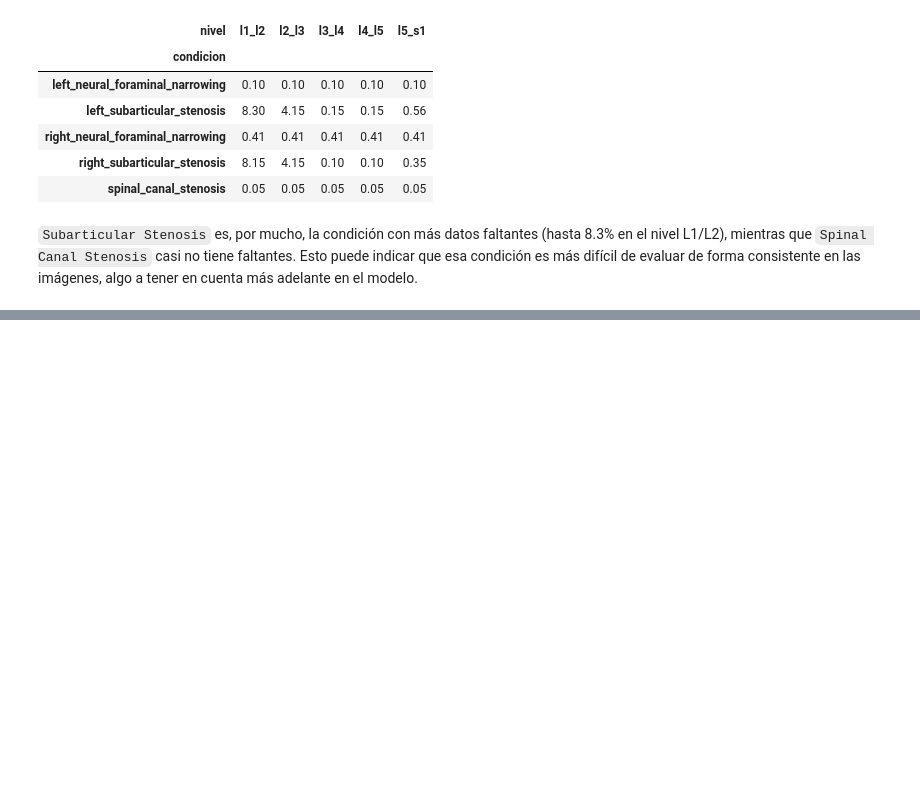
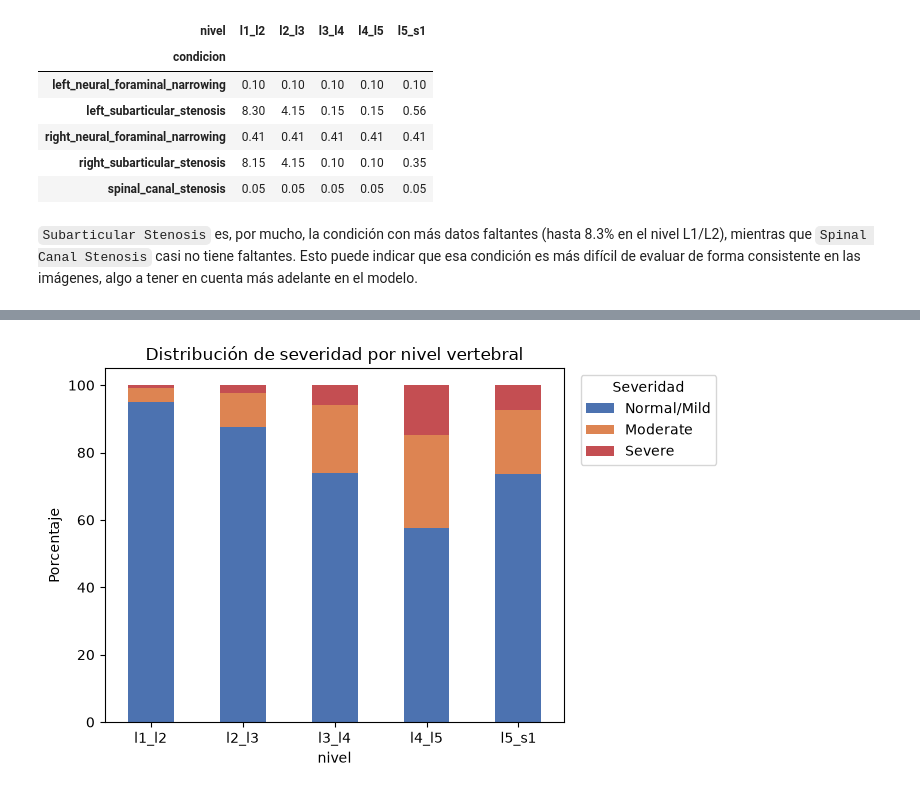
Before and after one commit to Albu231311/Proyecto2-DS, a Jupyter notebook: Proyecto2_Limpieza_Preprocesamiento.ipynb, the cells around one changed output, grey strips where cells are left out. Drawn from its saved outputs; the diff is of its cells as text; code cells hidden in the pictures; blank space fills up the shorter version.

```diff
--- a/Proyecto2_Limpieza_Preprocesamiento.ipynb
+++ b/Proyecto2_Limpieza_Preprocesamiento.ipynb
@@ -489,0 +557,4 @@ tabla_nulos
+# %%
+tabla_nivel = pd.crosstab(train_long_clean['nivel'], train_long_clean['severidad'], normalize='index') * 100
+tabla_nivel = tabla_nivel.loc[['l1_l2', 'l2_l3', 'l3_l4', 'l4_l5', 'l5_s1'], orden].round(2)
+tabla_nivel
@@ -489,0 +569,11 @@ tabla_nulos
+# %%
+tabla_nivel.plot(kind='bar', stacked=True, figsize=(7, 4.5), color=['#4C72B0', '#DD8452', '#C44E52'])
+plt.ylabel('Porcentaje')
+plt.title('Distribución de severidad por nivel vertebral')
+plt.xticks(rotation=0)
+plt.legend(title='Severidad', bbox_to_anchor=(1.02, 1), loc='upper left')
+plt.tight_layout()
+plt.savefig('data/processed/barras_severidad_por_nivel.png', dpi=120)
+plt.show()
+# %% [output]
+[figure, added]
```
Also changed, not shown: parts of 9 cells of this notebook, 3 other files.
